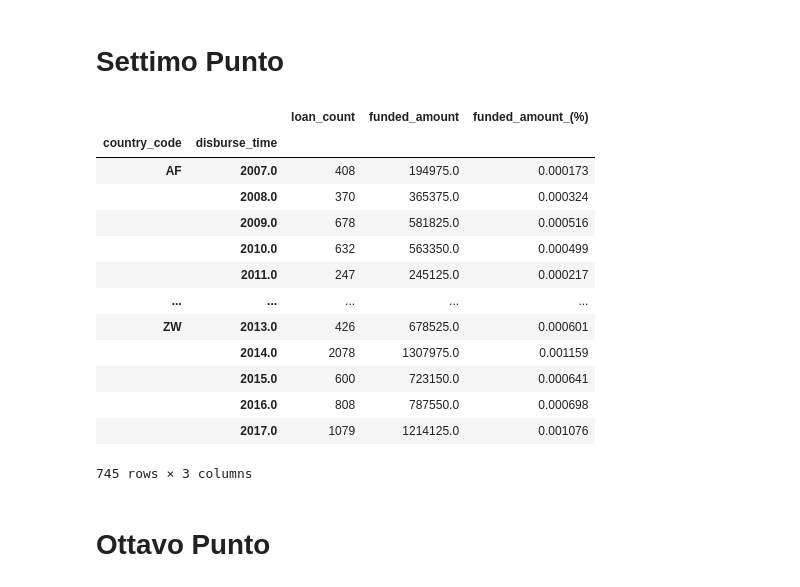
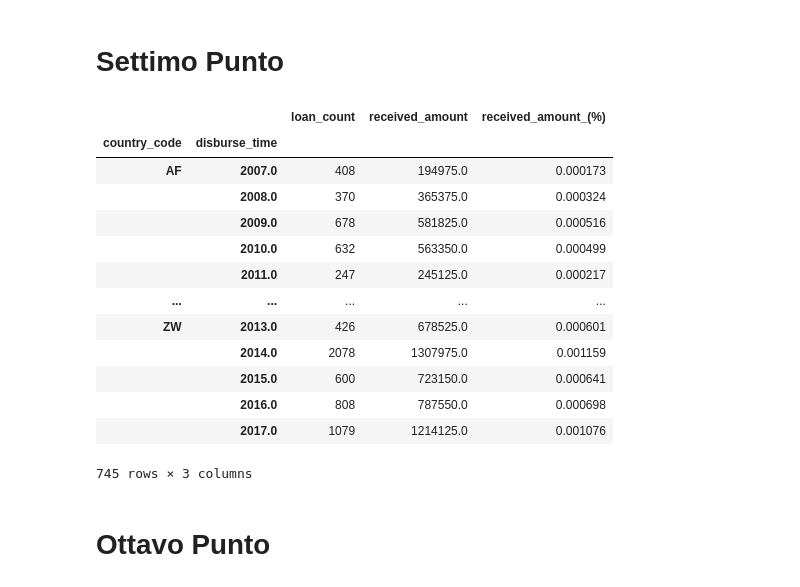
Before and after one commit to dtoniolo/Progetto-FoCS, a Jupyter notebook: Progetto.ipynb, the cells around one changed output. Cells and saved outputs as stored; diff of their text form; code cells hidden in the pictures.

```diff
--- a/Progetto.ipynb
+++ b/Progetto.ipynb
@@ -216,11 +217,11 @@ loan_amount_by_ctry
 # Settimo Punto
 # %%
 loans_amount_by_yr_ctry = pd.DataFrame({'loan_count': loans.groupby(['country_code', loans.disburse_time.dt.year]).size()})
-loans_amount_by_yr_ctry['funded_amount'] = loans.groupby(['country_code', loans.disburse_time.dt.year]).aggregate({'funded_amount': 'sum'})
-loans_amount_by_yr_ctry['funded_amount_(%)'] = loans_amount_by_yr_ctry['funded_amount']/sum(loans_amount_by_yr_ctry['funded_amount'])
+loans_amount_by_yr_ctry['received_amount'] = loans.groupby(['country_code', loans.disburse_time.dt.year]).aggregate({'funded_amount': 'sum'})
+loans_amount_by_yr_ctry['received_amount_(%)'] = loans_amount_by_yr_ctry['received_amount']/sum(loans_amount_by_yr_ctry['received_amount'])
 loans_amount_by_yr_ctry
 # %% [output]
-|  |  | loan_count | funded_amount | funded_amount_(%) |
+|  |  | loan_count | received_amount | received_amount_(%) |
 | country_code | disburse_time |  |  |  |
 | AF | 2007.0 | 408 | 194975.0 | 0.000173 |
 |  | 2008.0 | 370 | 365375.0 | 0.000324 |
```
Also changed, not shown: parts of 5 cells of this notebook.
